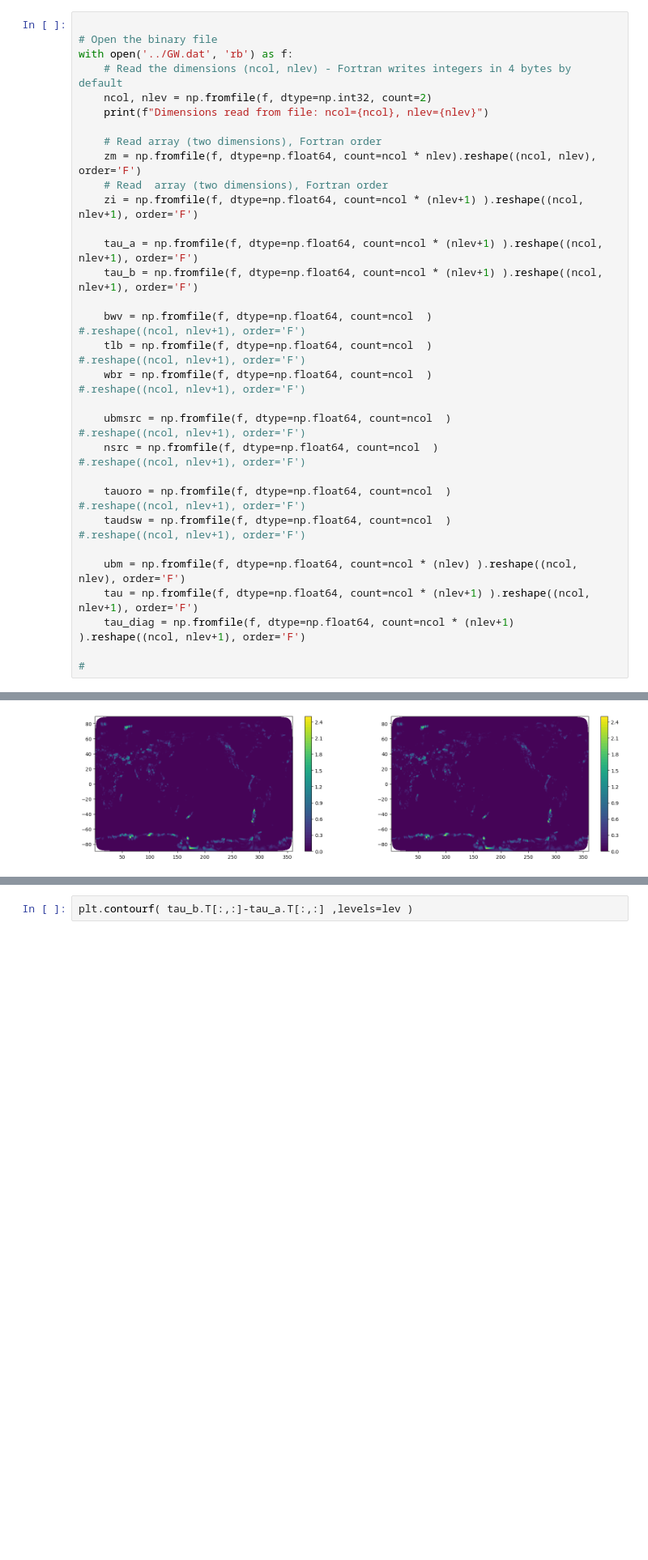
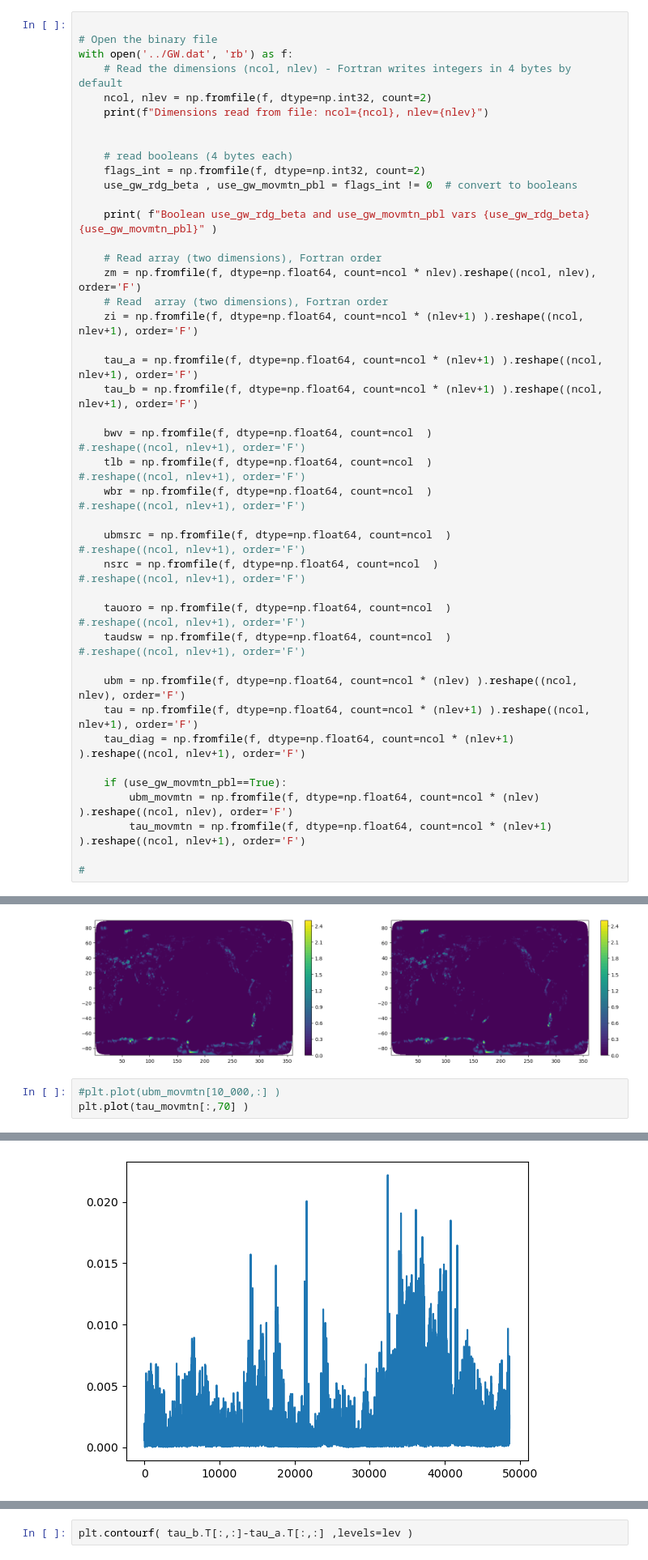
Before and after one commit to JulioTBacmeister/GW_UnitTest, a Jupyter notebook: Python/ReadFortran.ipynb, the cells around one changed output, grey strips where cells are left out. Shown: that part at 81% size. Drawn from its saved outputs; the diff is of its cells as text; blank space fills up the shorter version.

Commit message:
enabled full movmtn. CAM dat missing movmtn so no check ... Rerunning CAM

```diff
--- a/Python/ReadFortran.ipynb
+++ b/Python/ReadFortran.ipynb
@@ -9,6 +9,13 @@ with open('../GW.dat', 'rb') as f:
     # Read the dimensions (ncol, nlev) - Fortran writes integers in 4 bytes by default
     ncol, nlev = np.fromfile(f, dtype=np.int32, count=2)
     print(f"Dimensions read from file: ncol={ncol}, nlev={nlev}")
+
+
+    # read booleans (4 bytes each)
+    flags_int = np.fromfile(f, dtype=np.int32, count=2)
+    use_gw_rdg_beta , use_gw_movmtn_pbl = flags_int != 0  # convert to booleans
+
+    print( f"Boolean use_gw_rdg_beta and use_gw_movmtn_pbl vars {use_gw_rdg_beta} {use_gw_movmtn_pbl}" )
 
     # Read array (two dimensions), Fortran order
     zm = np.fromfile(f, dtype=np.float64, count=ncol * nlev).reshape((ncol, nlev), order='F')
@@ -32,6 +39,10 @@ with open('../GW.dat', 'rb') as f:
     tau = np.fromfile(f, dtype=np.float64, count=ncol * (nlev+1) ).reshape((ncol, nlev+1), order='F')
     tau_diag = np.fromfile(f, dtype=np.float64, count=ncol * (nlev+1) ).reshape((ncol, nlev+1), order='F')
 
+    if (use_gw_movmtn_pbl==True):
+        ubm_movmtn = np.fromfile(f, dtype=np.float64, count=ncol * (nlev) ).reshape((ncol, nlev), order='F')
+        tau_movmtn = np.fromfile(f, dtype=np.float64, count=ncol * (nlev+1) ).reshape((ncol, nlev+1), order='F')
+
 #
 # %% [output]
 Dimensions read from file: ncol=48600, nlev=93
@@ -119,3 +135,7 @@ plt.colorbar(co)
 # %% [output]
 <matplotlib.colorbar.Colorbar at 0x...>
 [figure]
+# %%
+#plt.plot(ubm_movmtn[10_000,:] )
+plt.plot(tau_movmtn[:,70] )
+# %% [output]
@@ -121,0 +143 @@ plt.colorbar(co)
+[figure, added]
```
Also changed, not shown: parts of 5 cells of this notebook, 3 other files.
